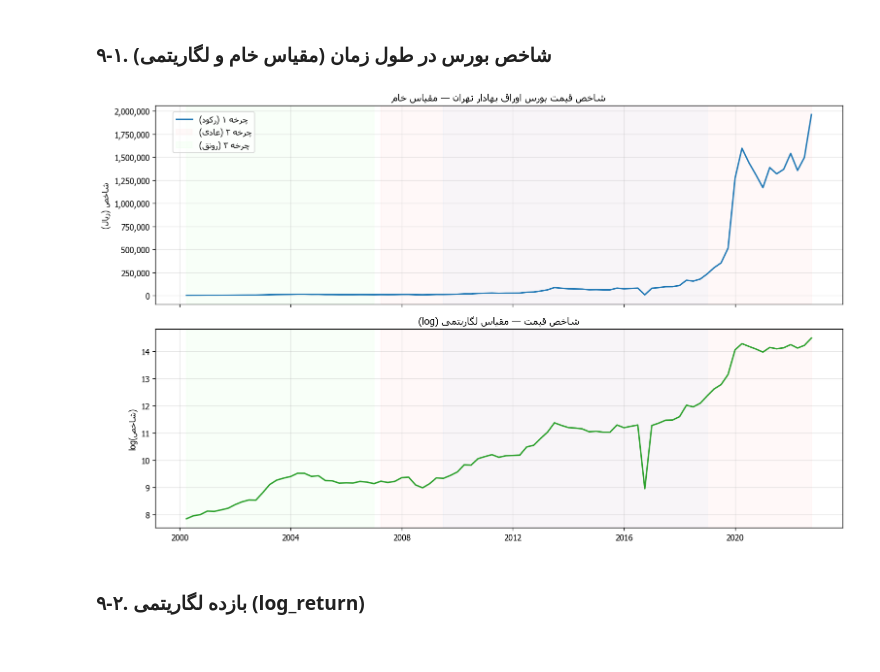
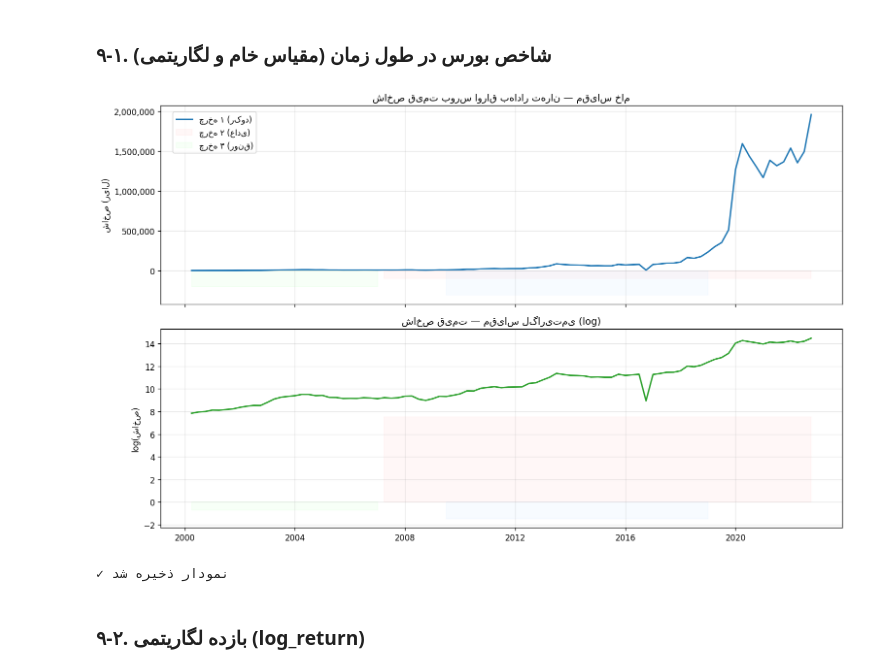
Before and after one commit to pasha1383/Leila_Eghbali_Phase2, a Jupyter notebook: notebooks/00_data_preparation.ipynb, the cells around one changed output. Drawn from its saved outputs; the diff is of its cells as text; code cells hidden in the pictures.

```diff
--- a/notebooks/00_data_preparation.ipynb
+++ b/notebooks/00_data_preparation.ipynb
@@ -24,33 +24,17 @@ import numpy as np
 import pandas as pd
 import matplotlib.pyplot as plt
 import matplotlib.ticker as mticker
-import matplotlib.font_manager as fm
 import seaborn as sns
 
-import arabic_reshaper
-from bidi.algorithm import get_display
-
+# اضافه کردن مسیر src برای استفاده از utils
 sys.path.append(os.path.join(os.getcwd(), ".."))
 
-# ── تابع اصلاح متن فارسی برای matplotlib
-def fp(text):
-    """فارسی را برای نمایش صحیح در matplotlib آماده می‌کند"""
-    reshaped = arabic_reshaper.reshape(str(text))
-    return get_display(reshaped)
-
-# ── پیدا کردن بهترین فونت موجود در سیستم
-persian_fonts = ['Tahoma', 'Arial', 'Calibri', 'B Nazanin',
-                 'B Mitra', 'Vazir', 'DejaVu Sans']
-available = {f.name for f in fm.fontManager.ttflist}
-chosen_font = next((f for f in persian_fonts if f in available), 'DejaVu Sans')
-plt.rcParams['font.family'] = chosen_font
-
+# تنظیمات نمایش
 pd.set_option("display.max_columns", 20)
 pd.set_option("display.float_format", "{:,.2f}".format)
 plt.rcParams["figure.dpi"] = 120
 plt.rcParams["axes.grid"]  = True
 plt.rcParams["grid.alpha"] = 0.3
 
-print(f"✓ فونت انتخاب‌شده: {chosen_font}")
 print("✓ کتابخانه‌ها با موفقیت بارگذاری شدند")
 # %% [output]
@@ -276,39 +259,38 @@ Name: log_stock_price, dtype: float64
 # %%
 fig, axes = plt.subplots(2, 1, figsize=(13, 8), sharex=True)
 
-axes[0].plot(df.index.to_timestamp(), df["stock_price"],
-             color="#1f77b4", linewidth=1.8)
-axes[0].set_title(fp("شاخص قیمت بورس اوراق بهادار تهران — مقیاس خام"), fontsize=12)
-axes[0].set_ylabel(fp("شاخص (ریال)"))
+# مقیاس خام
+axes[0].plot(df.index.to_timestamp(), df["stock_price"], color="#1f77b4", linewidth=1.8)
+axes[0].set_title("شاخص قیمت بورس اوراق بهادار تهران — مقیاس خام", fontsize=12)
+axes[0].set_ylabel("شاخص (ریال)")
 axes[0].yaxis.set_major_formatter(mticker.FuncFormatter(lambda x, _: f"{x:,.0f}"))
 
-axes[1].plot(df.index.to_timestamp(), df["log_stock_price"],
-             color="#2ca02c", linewidth=1.8)
-axes[1].set_title(fp("شاخص قیمت — مقیاس لگاریتمی (log)"), fontsize=12)
-axes[1].set_ylabel(fp("log(شاخص)"))
+# مقیاس لگاریتمی
+axes[1].plot(df.index.to_timestamp(), df["log_stock_price"], color="#2ca02c", linewidth=1.8)
+axes[1].set_title("شاخص قیمت — مقیاس لگاریتمی (log)", fontsize=12)
+axes[1].set_ylabel("log(شاخص)")
 
+# نشانگر چرخه‌ها
 for ax in axes:
-    ylim = ax.get_ylim()
     for period_val, color in [(1, "#ffcccc"), (2, "#ccffcc"), (3, "#cce5ff")]:
         mask = df["cycle"] == period_val
         if mask.any():
             dates_ts = df.index[mask].to_timestamp()
-            ax.fill_between(dates_ts, ylim[0], ylim[1],
-                            alpha=0.12, color=color)
-    ax.set_ylim(ylim)
+            ax.fill_between(dates_ts, ax.get_ylim()[0] if ax.get_ylim()[1] != 0 else 0,
+                            alpha=0.15, color=color)
 
-fig.legend(
-    [fp("چرخه ۱ (رکود)"), fp("چرخه ۲ (عادی)"), fp("چرخه ۳ (رونق)")],
-    loc="upper left", bbox_to_anchor=(0.1, 0.95)
-)
+fig.legend(["چرخه ۱ (رکود)", "چرخه ۲ (عادی)", "چرخه ۳ (رونق)"],
+           loc="upper left", bbox_to_anchor=(0.1, 0.95))
 
 plt.tight_layout()
 os.makedirs(os.path.join("..", "results", "figures"), exist_ok=True)
 plt.savefig(os.path.join("..", "results", "figures", "00_stock_price_history.png"),
             dpi=150, bbox_inches="tight")
 plt.show()
+print("✓ نمودار ذخیره شد")
 # %% [output]
-[figure, old version]
+[figure, new version]
+✓ نمودار ذخیره شد
 # %% [markdown]
 ### ۹-۲. بازده لگاریتمی (log_return)
 # %%
```
Also changed, not shown: parts of 6 cells of this notebook, 2 other files.
